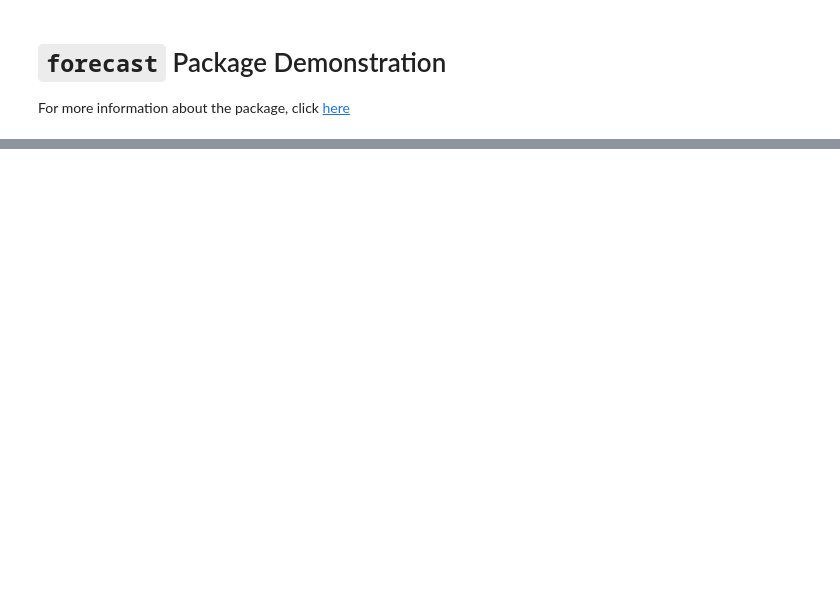
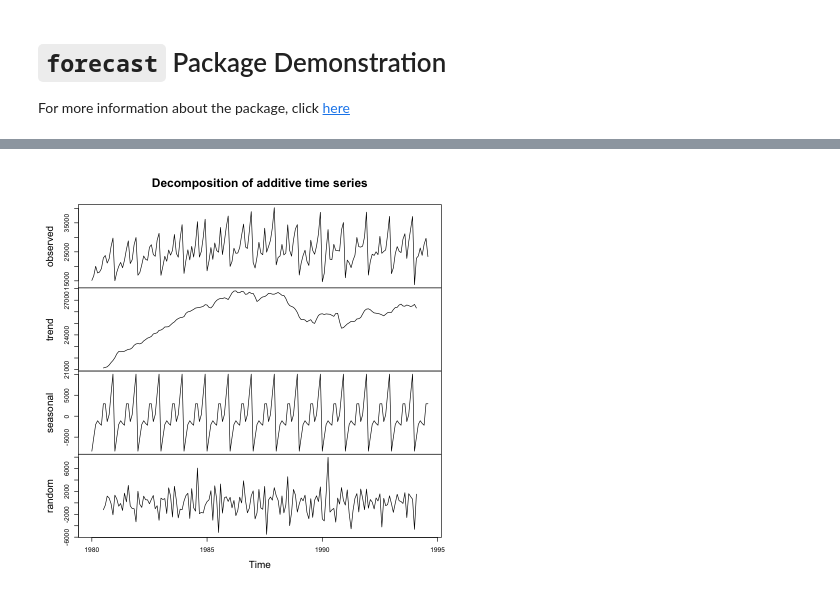
Before and after one commit to vdelimad/5600_case_study, a Jupyter notebook: forecast_demo.ipynb, the cells around one changed output, grey strips where cells are left out. Cells and saved outputs as stored; diff of their text form; code cells hidden in the pictures; blank space fills up the shorter version.

```diff
--- a/forecast_demo.ipynb
+++ b/forecast_demo.ipynb
@@ -184,0 +121,7 @@ ggAcf(wineind_ts)
+# %%
+# decomposition
+ts_data_decomposed <- decompose(wineind, type = 'additive')
+par(bg='white')
+plot(ts_data_decomposed)
+# %% [output]
+[figure, added]
```
Also changed, not shown: parts of 35 cells of this notebook.
